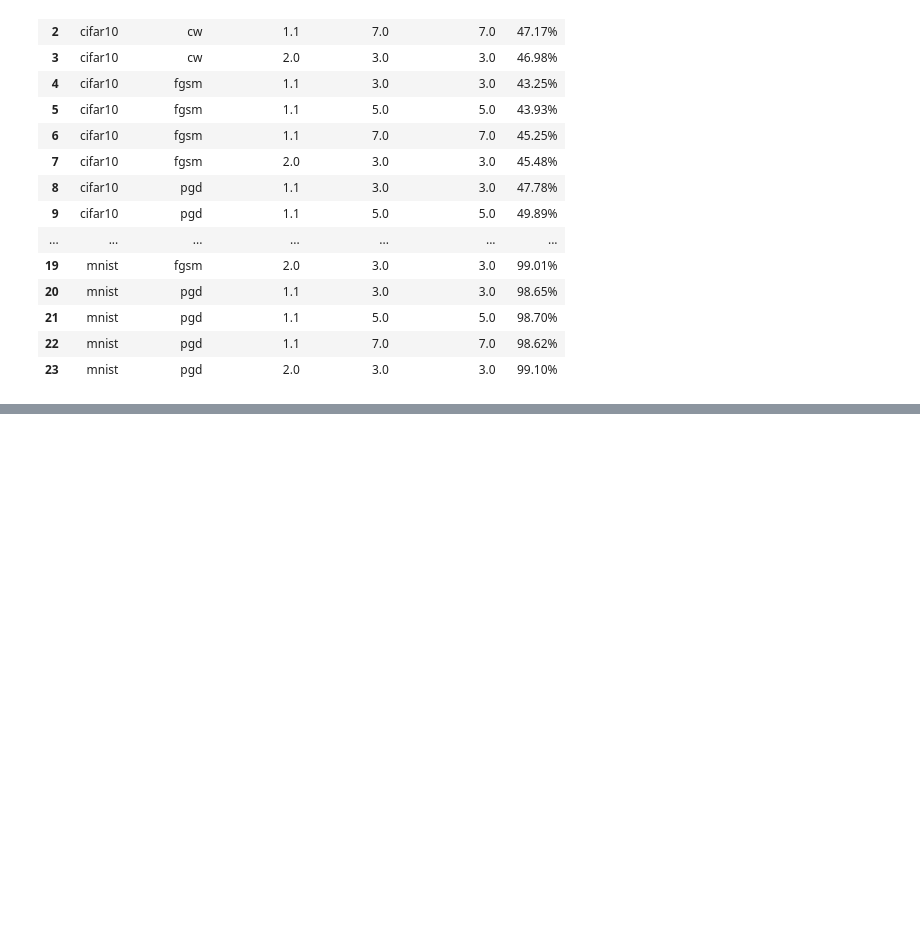
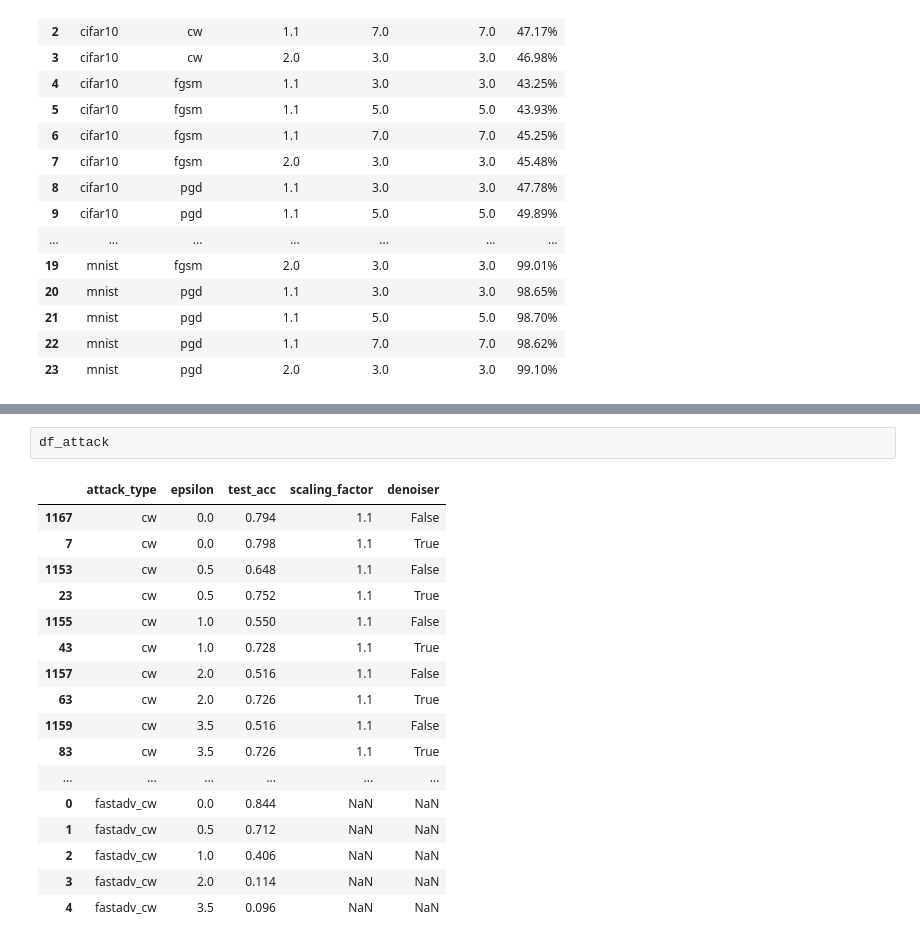
Before and after one commit to JasonTang99/gaussian-pyramid-defense, a Jupyter notebook: plot_exp.ipynb, the cells around one changed output, grey strips where cells are left out. Drawn from its saved outputs; the diff is of its cells as text; blank space fills up the shorter version.

```diff
--- a/plot_exp.ipynb
+++ b/plot_exp.ipynb
@@ -696,3 +698,23 @@ plt.show()
+# %%
+df_attack
+# %% [output]
+|  | attack_type | epsilon | test_acc | scaling_factor | denoiser |
+| 1167 | cw | 0.0 | 0.794 | 1.1 | False |
+| 7 | cw | 0.0 | 0.798 | 1.1 | True |
+| 1153 | cw | 0.5 | 0.648 | 1.1 | False |
+| 23 | cw | 0.5 | 0.752 | 1.1 | True |
+| 1155 | cw | 1.0 | 0.550 | 1.1 | False |
+| 43 | cw | 1.0 | 0.728 | 1.1 | True |
+| 1157 | cw | 2.0 | 0.516 | 1.1 | False |
+| 63 | cw | 2.0 | 0.726 | 1.1 | True |
+| 1159 | cw | 3.5 | 0.516 | 1.1 | False |
+| 83 | cw | 3.5 | 0.726 | 1.1 | True |
+| ... | ... | ... | ... | ... | ... |
+| 0 | fastadv_cw | 0.0 | 0.844 | NaN | NaN |
+| 1 | fastadv_cw | 0.5 | 0.712 | NaN | NaN |
+| 2 | fastadv_cw | 1.0 | 0.406 | NaN | NaN |
+| 3 | fastadv_cw | 2.0 | 0.114 | NaN | NaN |
+| 4 | fastadv_cw | 3.5 | 0.096 | NaN | NaN |
 # %%
 # comparison with denoising addition
 
```
Also changed, not shown: parts of 4 cells of this notebook, 13 other files.
